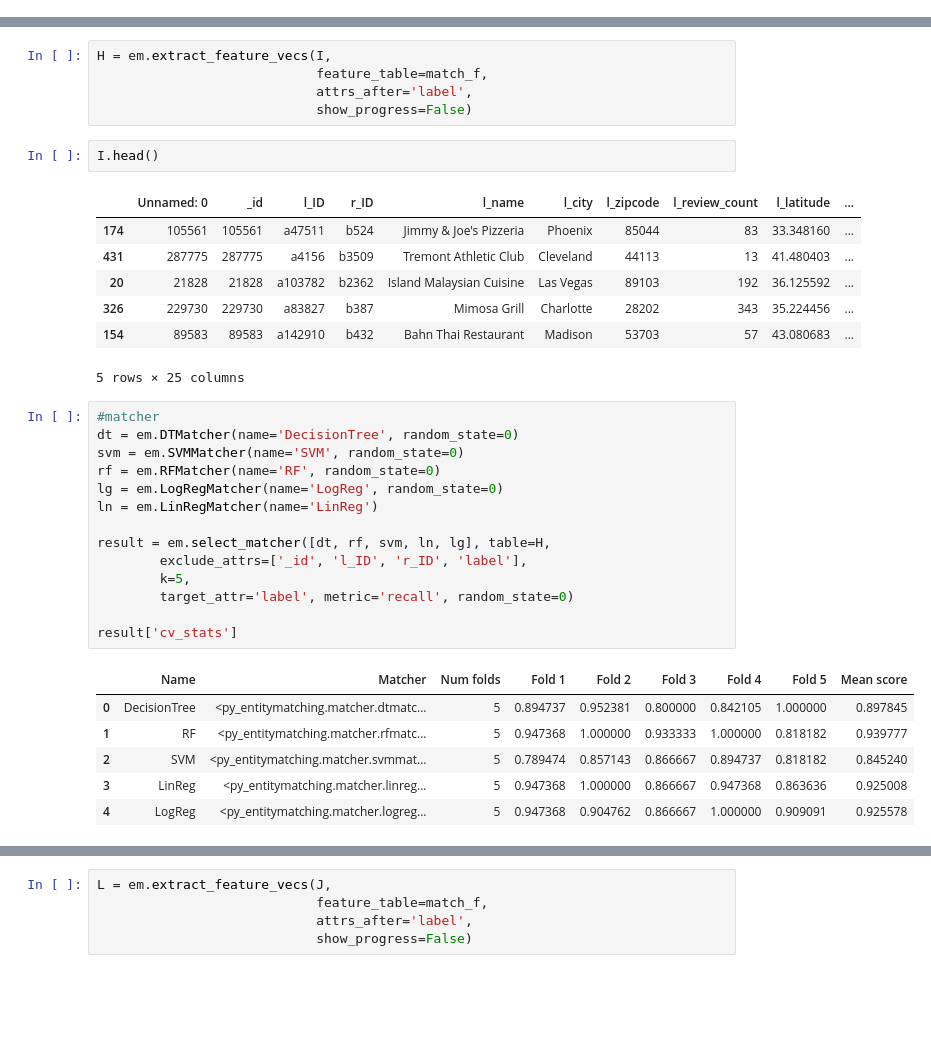
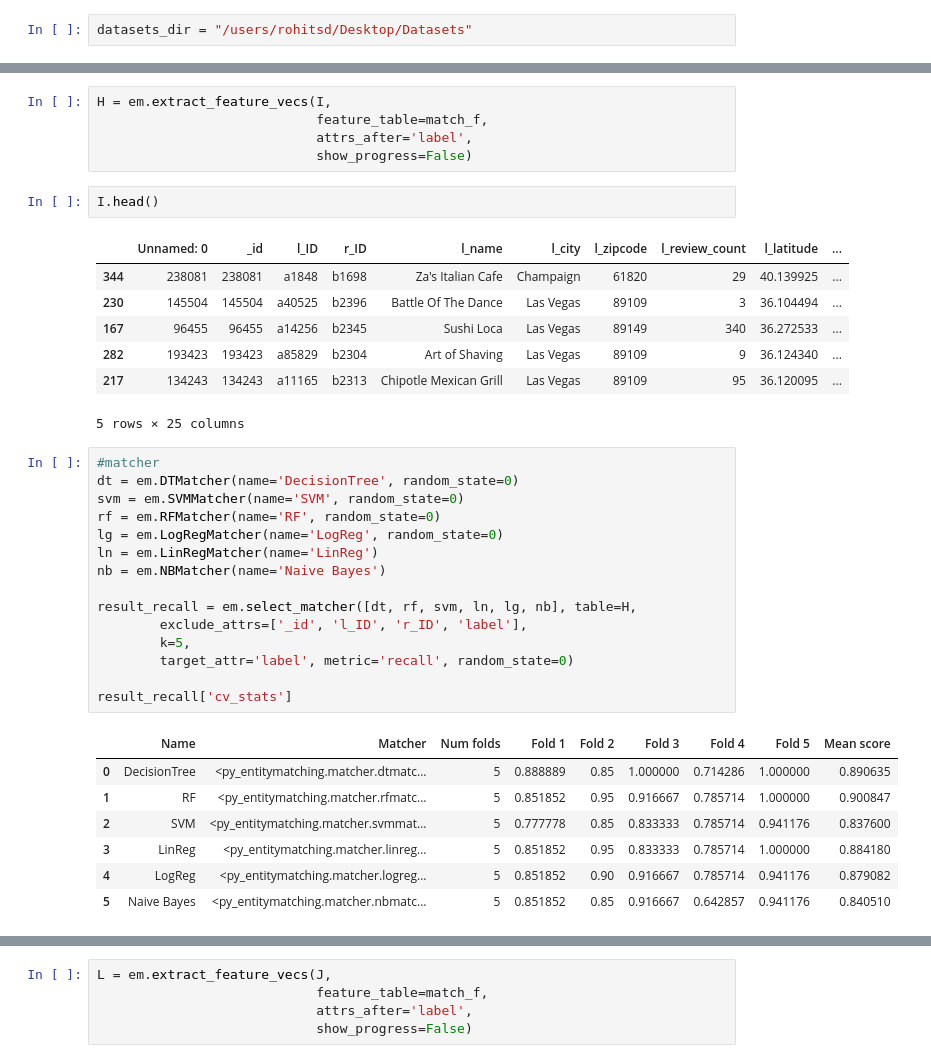
Before and after one commit to rdamkondwar/FoodReviewAnalytics, a Jupyter notebook: code/cs838.ipynb, the cells around one changed output, grey strips where cells are left out. Cells and saved outputs as stored; diff of their text form; blank space fills up the shorter version.

```diff
--- a/code/cs838.ipynb
+++ b/code/cs838.ipynb
@@ -7,3 +5,5 @@ datasets_dir = "/home/tarun/workspace/cs838/stage3/Datasets"
+# %%
+datasets_dir = "/users/rohitsd/Desktop/Datasets"
 # %%
 path_A = datasets_dir + '/' + 'yelp_data.csv'
 path_B = datasets_dir + '/' + 'zomato_data.csv'
@@ -174,31 +179,33 @@ H = em.extract_feature_vecs(I,
 I.head()
 # %% [output]
 |  | Unnamed: 0 | _id | l_ID | r_ID | l_name | l_city | l_zipcode | l_review_count | l_latitude | ... |
-| 174 | 105561 | 105561 | a47511 | b524 | Jimmy & Joe's Pizzeria | Phoenix | 85044 | 83 | 33.348160 | ... |
-| 431 | 287775 | 287775 | a4156 | b3509 | Tremont Athletic Club | Cleveland | 44113 | 13 | 41.480403 | ... |
-| 20 | 21828 | 21828 | a103782 | b2362 | Island Malaysian Cuisine | Las Vegas | 89103 | 192 | 36.125592 | ... |
-| 326 | 229730 | 229730 | a83827 | b387 | Mimosa Grill | Charlotte | 28202 | 343 | 35.224456 | ... |
-| 154 | 89583 | 89583 | a142910 | b432 | Bahn Thai Restaurant | Madison | 53703 | 57 | 43.080683 | ... |
+| 344 | 238081 | 238081 | a1848 | b1698 | Za's Italian Cafe | Champaign | 61820 | 29 | 40.139925 | ... |
+| 230 | 145504 | 145504 | a40525 | b2396 | Battle Of The Dance | Las Vegas | 89109 | 3 | 36.104494 | ... |
+| 167 | 96455 | 96455 | a14256 | b2345 | Sushi Loca | Las Vegas | 89149 | 340 | 36.272533 | ... |
+| 282 | 193423 | 193423 | a85829 | b2304 | Art of Shaving | Las Vegas | 89109 | 9 | 36.124340 | ... |
+| 217 | 134243 | 134243 | a11165 | b2313 | Chipotle Mexican Grill | Las Vegas | 89109 | 95 | 36.120095 | ... |
 5 rows × 25 columns
 # %%
 #matcher
 dt = em.DTMatcher(name='DecisionTree', random_state=0)
 svm = em.SVMMatcher(name='SVM', random_state=0)
 rf = em.RFMatcher(name='RF', random_state=0)
 lg = em.LogRegMatcher(name='LogReg', random_state=0)
 ln = em.LinRegMatcher(name='LinReg')
+nb = em.NBMatcher(name='Naive Bayes')
 
-result = em.select_matcher([dt, rf, svm, ln, lg], table=H,
+result_recall = em.select_matcher([dt, rf, svm, ln, lg, nb], table=H,
         exclude_attrs=['_id', 'l_ID', 'r_ID', 'label'],
         k=5,
         target_attr='label', metric='recall', random_state=0)
 
-result['cv_stats']
+result_recall['cv_stats']
 # %% [output]
 |  | Name | Matcher | Num folds | Fold 1 | Fold 2 | Fold 3 | Fold 4 | Fold 5 | Mean score |
-| 0 | DecisionTree | <py_entitymatching.matcher.dtmatc... | 5 | 0.894737 | 0.952381 | 0.800000 | 0.842105 | 1.000000 | 0.897845 |
-| 1 | RF | <py_entitymatching.matcher.rfmatc... | 5 | 0.947368 | 1.000000 | 0.933333 | 1.000000 | 0.818182 | 0.939777 |
-| 2 | SVM | <py_entitymatching.matcher.svmmat... | 5 | 0.789474 | 0.857143 | 0.866667 | 0.894737 | 0.818182 | 0.845240 |
-| 3 | LinReg | <py_entitymatching.matcher.linreg... | 5 | 0.947368 | 1.000000 | 0.866667 | 0.947368 | 0.863636 | 0.925008 |
-| 4 | LogReg | <py_entitymatching.matcher.logreg... | 5 | 0.947368 | 0.904762 | 0.866667 | 1.000000 | 0.909091 | 0.925578 |
+| 0 | DecisionTree | <py_entitymatching.matcher.dtmatc... | 5 | 0.888889 | 0.85 | 1.000000 | 0.714286 | 1.000000 | 0.890635 |
+| 1 | RF | <py_entitymatching.matcher.rfmatc... | 5 | 0.851852 | 0.95 | 0.916667 | 0.785714 | 1.000000 | 0.900847 |
+| 2 | SVM | <py_entitymatching.matcher.svmmat... | 5 | 0.777778 | 0.85 | 0.833333 | 0.785714 | 0.941176 | 0.837600 |
+| 3 | LinReg | <py_entitymatching.matcher.linreg... | 5 | 0.851852 | 0.95 | 0.833333 | 0.785714 | 1.000000 | 0.884180 |
+| 4 | LogReg | <py_entitymatching.matcher.logreg... | 5 | 0.851852 | 0.90 | 0.916667 | 0.785714 | 0.941176 | 0.879082 |
+| 5 | Naive Bayes | <py_entitymatching.matcher.nbmatc... | 5 | 0.851852 | 0.85 | 0.916667 | 0.642857 | 0.941176 | 0.840510 |
 # %%
```
Also changed, not shown: parts of 16 cells of this notebook, 2 other files.
